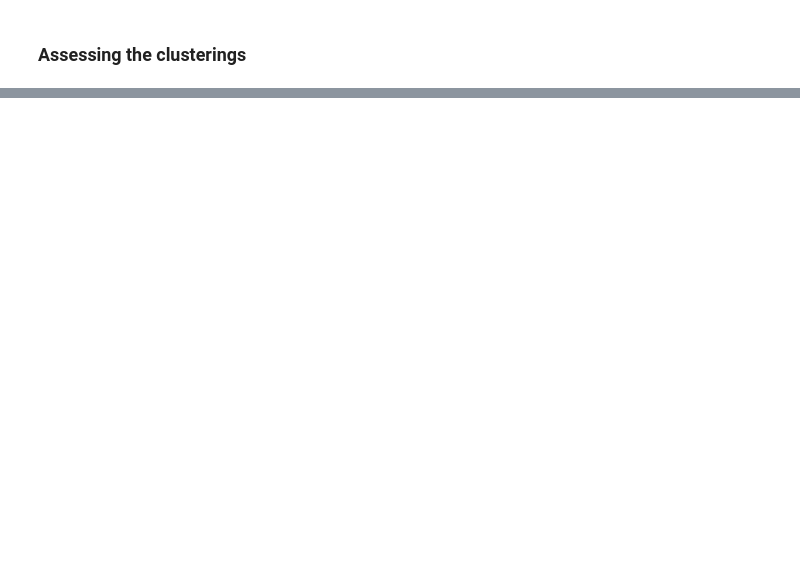
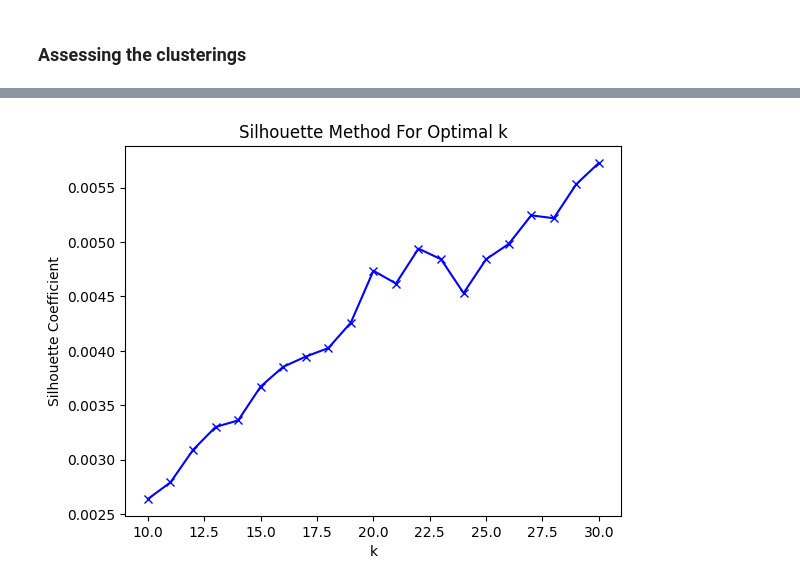
Before and after one commit to ipavlopoulos/greek-proverb-atlas, a Jupyter notebook: clustering.ipynb, the cells around one changed output, grey strips where cells are left out. Saved outputs shown, nothing was run; the diff lists cells and outputs as text; code cells hidden in the pictures; blank space fills up the shorter version.

```diff
--- a/clustering.ipynb
+++ b/clustering.ipynb
@@ -46,0 +124,11 @@ ax = evals.plot.area(x='K', figsize=(10,4), subplots=True);
+# %%
+silhouette_scores = [ evaluation['Silhouette Coefficient']
+                     for evaluation in evaluations ]
+
+plt.plot(kappas, silhouette_scores, 'bx-')
+plt.xlabel('k')
+plt.ylabel('Silhouette Coefficient')
+plt.title('Silhouette Method For Optimal k')
+plt.show()
+# %% [output]
+[figure, added]
```
Also changed, not shown: parts of 9 cells of this notebook.
